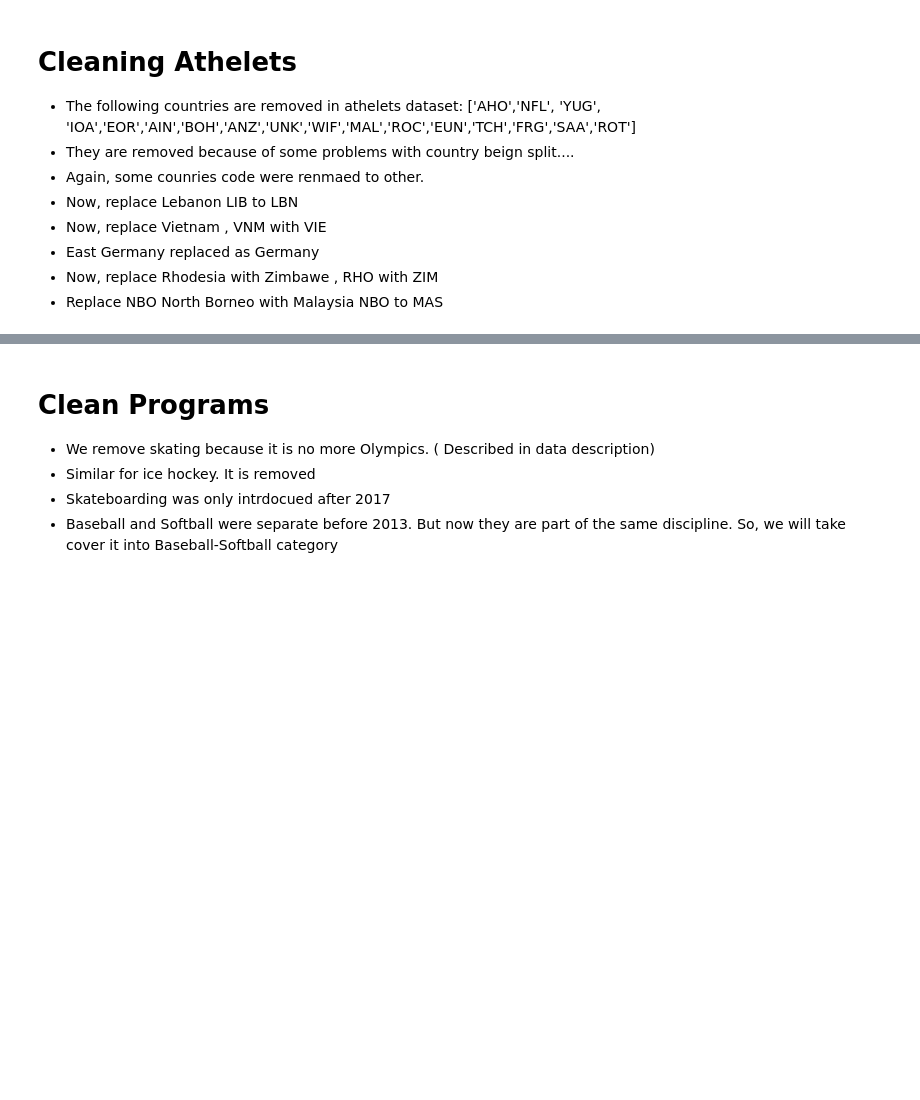
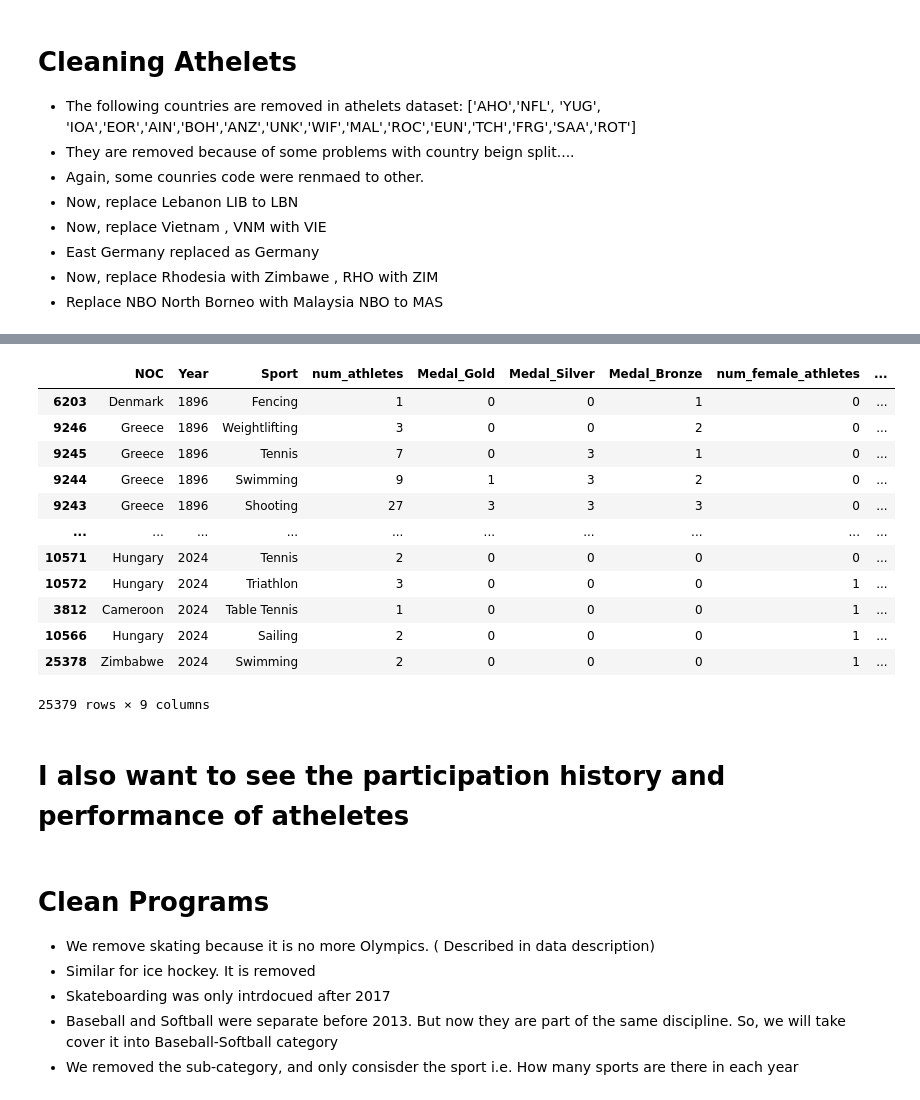
Before and after one commit to SuramyaAngdembay/mcm25, a Jupyter notebook: data_clean.ipynb, the cells around one changed output, grey strips where cells are left out. Cells and saved outputs as stored; diff of their text form; code cells hidden in the pictures; blank space fills up the shorter version.

```diff
--- a/data_clean.ipynb
+++ b/data_clean.ipynb
@@ -193,6 +191,10 @@ df_athelete['NOC'] = df_athelete['NOC'].str.replace('NBO', 'MAS')
 #Drop some years
 years_to_remove = [1906,1916,1940,1944]
 df_athelete = df_athelete[~df_athelete['Year'].isin(years_to_remove)]
+# %%
+# Remvoe Ice Hockey and Skating
+sports_to_remove = ['Ice Hockey','Skating']
+df_athelete = df_athelete[~df_athelete['Sport'].isin(sports_to_remove)]
 # %%
 with open('./pickle/countries_mapping.pkl', 'rb') as f:
     countries_map = pickle.load(f)
@@ -227,0 +232,57 @@ df_athelete
+# %%
+# new_g_df = df_athelete.groupby(['Year', 'NOC','Sport']).agg({
+#     'Name': 'nunique',
+#     'Medal_Gold': 'sum',
+#     'Medal_Silver': 'sum',
+#     'Medal_Bronze': 'sum'
+# }).rename(columns={'Name': 'num_athletes'})
+
+# new_g_df
+
+# Group by NOC, Year, Sport, and Sex, and count unique athletes
+grouped_df = df_athelete.groupby(['NOC', 'Year', 'Sport', 'Sex'])['Name'].nunique().reset_index(name='num_athletes')
+
+# Pivot the DataFrame to get separate counts for male and female athletes
+pivoted_df = grouped_df.pivot_table(index=['NOC', 'Year', 'Sport'], columns='Sex', values='num_athletes', fill_value=0)
+
+# Rename columns
+pivoted_df.columns = ['num_female_athletes', 'num_male_athletes']
+
+# Group by NOC, Year, and Sport, and calculate total athletes and medal sums
+grouped_df = df_athelete.groupby(['NOC', 'Year', 'Sport']).agg({
+    'Name': 'nunique',
+    'Medal_Gold': 'sum',
+    'Medal_Silver': 'sum',
+    'Medal_Bronze': 'sum'
+}).rename(columns={'Name': 'num_athletes'})
+
+# Merge with pivoted DataFrame to get athlete counts by gender
+merged_df = pd.merge(grouped_df, pivoted_df, on=['NOC', 'Year', 'Sport'], how='left')
+
+
+merged_df = merged_df.reset_index()
+
+merged_df['num_female_athletes'] = pd.to_numeric(merged_df['num_female_athletes'], errors='coerce').astype(int)
+merged_df['num_male_athletes'] = pd.to_numeric(merged_df['num_male_athletes'], errors='coerce').astype(int)
+
+
+merged_df = merged_df.sort_values(by='Year')
+merged_df.to_csv('./data/cleaned_summerOly_atheletes.csv',index=False)
+
+merged_df
+# %% [output]
+|  | NOC | Year | Sport | num_athletes | Medal_Gold | Medal_Silver | Medal_Bronze | num_female_athletes | ... |
+| 6203 | Denmark | 1896 | Fencing | 1 | 0 | 0 | 1 | 0 | ... |
+| 9246 | Greece | 1896 | Weightlifting | 3 | 0 | 0 | 2 | 0 | ... |
+| 9245 | Greece | 1896 | Tennis | 7 | 0 | 3 | 1 | 0 | ... |
+| 9244 | Greece | 1896 | Swimming | 9 | 1 | 3 | 2 | 0 | ... |
+| 9243 | Greece | 1896 | Shooting | 27 | 3 | 3 | 3 | 0 | ... |
+| ... | ... | ... | ... | ... | ... | ... | ... | ... | ... |
+| 10571 | Hungary | 2024 | Tennis | 2 | 0 | 0 | 0 | 0 | ... |
+| 10572 | Hungary | 2024 | Triathlon | 3 | 0 | 0 | 0 | 1 | ... |
+| 3812 | Cameroon | 2024 | Table Tennis | 1 | 0 | 0 | 0 | 1 | ... |
+| 10566 | Hungary | 2024 | Sailing | 2 | 0 | 0 | 0 | 1 | ... |
+| 25378 | Zimbabwe | 2024 | Swimming | 2 | 0 | 0 | 0 | 1 | ... |
+25379 rows × 9 columns
+# %% [markdown]
+# I also want to see the participation history and performance of atheletes
@@ -239,6 +323,7 @@ with open('./pickle/countries_mapping.pkl', 'wb') as file:
 - Similar for ice hockey. It is removed
 - Skateboarding was only intrdocued after 2017
 - Baseball and Softball were separate before 2013. But now they are part of the same discipline. So, we will take cover it into Baseball-Softball category
+- We removed the sub-category, and only consisder the sport i.e. How many sports are there in each year
 # %%
 df_programs = pd.read_csv(url_programs)
 
```
Also changed, not shown: parts of 11 cells of this notebook, 2 other files.
